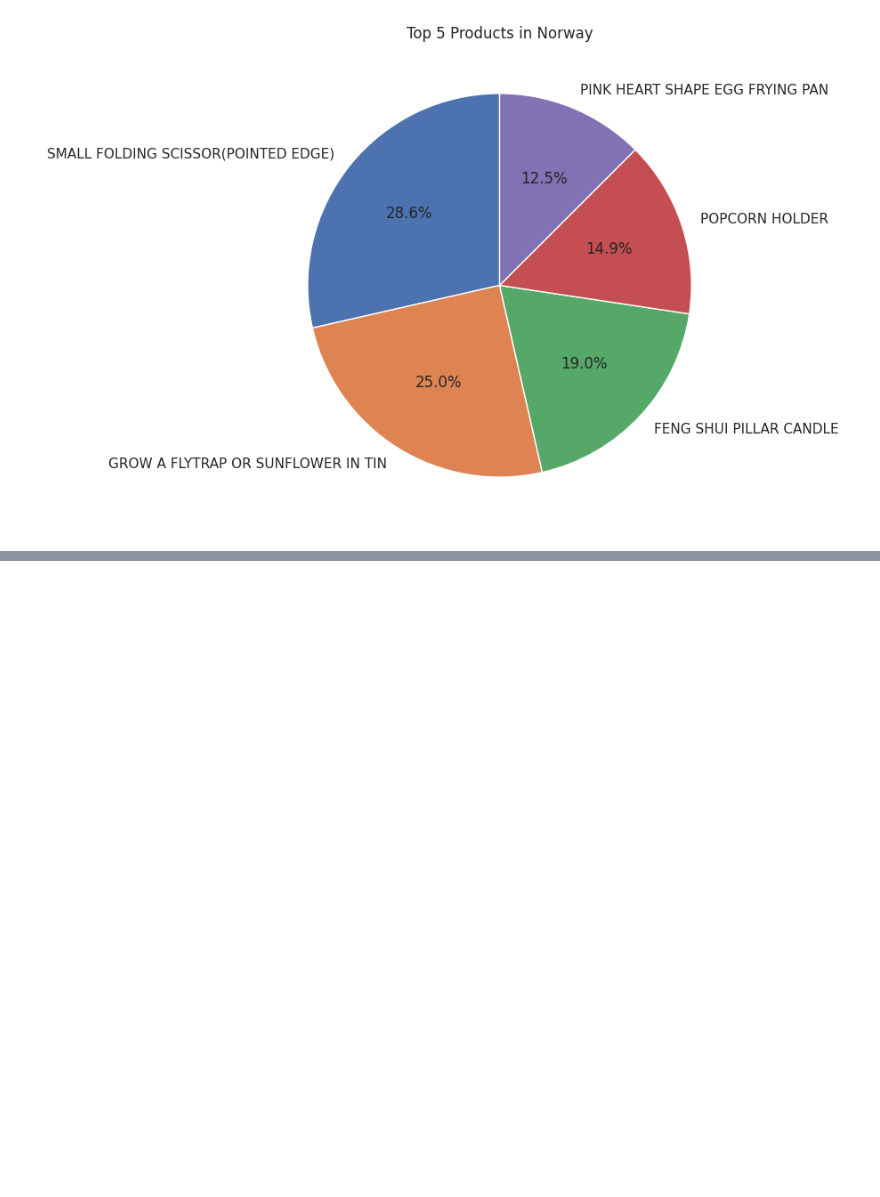
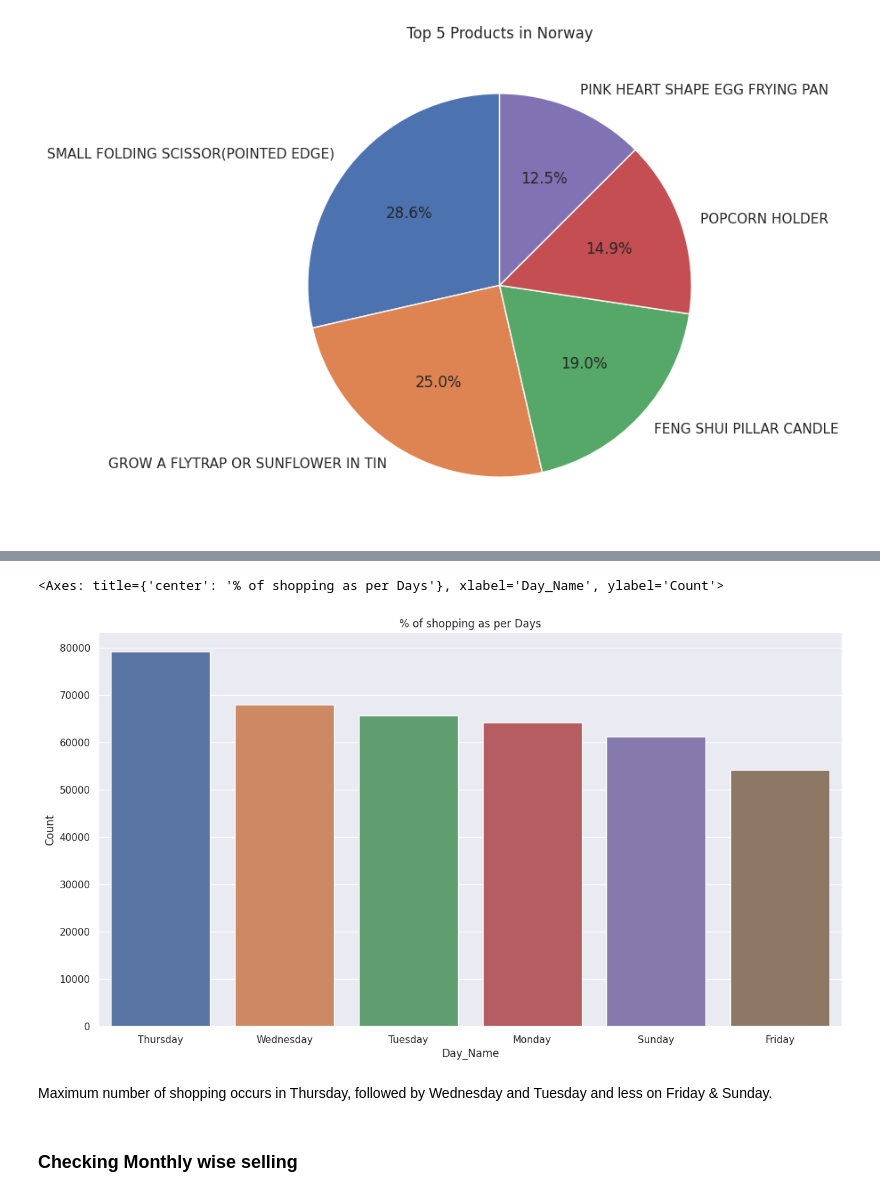
Before and after one commit to sahoomrutyunjaya12345/OnlineRetailCustomerSegmentation, a Jupyter notebook: Online_Retail_Customer_SegmentationCapstoneProject.ipynb, the cells around one changed output, grey strips where cells are left out. Saved outputs shown, nothing was run; the diff lists cells and outputs as text; code cells hidden in the pictures; blank space fills up the shorter version.

```diff
--- a/Online_Retail_Customer_SegmentationCapstoneProject.ipynb
+++ b/Online_Retail_Customer_SegmentationCapstoneProject.ipynb
@@ -582,0 +613,13 @@ plt.show()
+# %%
+# Convert the 'InvoiceDate' column to datetime format
+customer_data["InvoiceDate"] = pd.to_datetime(customer_data["InvoiceDate"], format="%m/%d/%y %H:%M")
+# Extract new features from the 'InvoiceDate' column
+customer_data['Day'] = customer_data['InvoiceDate'].dt.day_name()
+customer_data["year"] = customer_data["InvoiceDate"].apply(lambda x: x.year)
+customer_data["month_num"] = customer_data["InvoiceDate"].apply(lambda x: x.month)
+customer_data["day_num"] = customer_data["InvoiceDate"].apply(lambda x: x.day)
+customer_data["hour"] = customer_data["InvoiceDate"].apply(lambda x: x.hour)
+customer_data["minute"] = customer_data["InvoiceDate"].apply(lambda x: x.minute)
+customer_data['Month'] = customer_data['InvoiceDate'].dt.month_name()
+# View the updated dataframe
+customer_data.head(10)
@@ -582,0 +638,4 @@ plt.show()
+# %%
+# Create a new features TotalAmount from form product of Quantity and Unitprice
+customer_data['TotalAmount']=customer_data['Quantity']*customer_data['UnitPrice']
+customer_data.head()
@@ -582,0 +651,5 @@ plt.show()
+# %%
+# on which day most of the order is placed
+day_df = customer_data['Day'].value_counts().reset_index()
+day_df.rename(columns={'index': 'Day_Name','Day': 'Count'}, inplace=True)
+day_df.head(4)
@@ -582,0 +662,12 @@ plt.show()
+# %%
+# Plotting the number of shopping as per days
+fig, ax = plt.subplots(figsize = (15,8))
+plt.title('% of shopping as per Days')
+sns.barplot(x= 'Day_Name', y='Count',data=day_df)
+# %% [output]
+<Axes: title={'center': '% of shopping as per Days'}, xlabel='Day_Name', ylabel='Count'>
+[figure, added]
+# %% [markdown]
+Maximum number of shopping occurs in Thursday, followed by Wednesday and Tuesday and less on Friday & Sunday.
+# %% [markdown]
+### Checking Monthly wise selling
```
Also changed, not shown: parts of 28 cells of this notebook.
